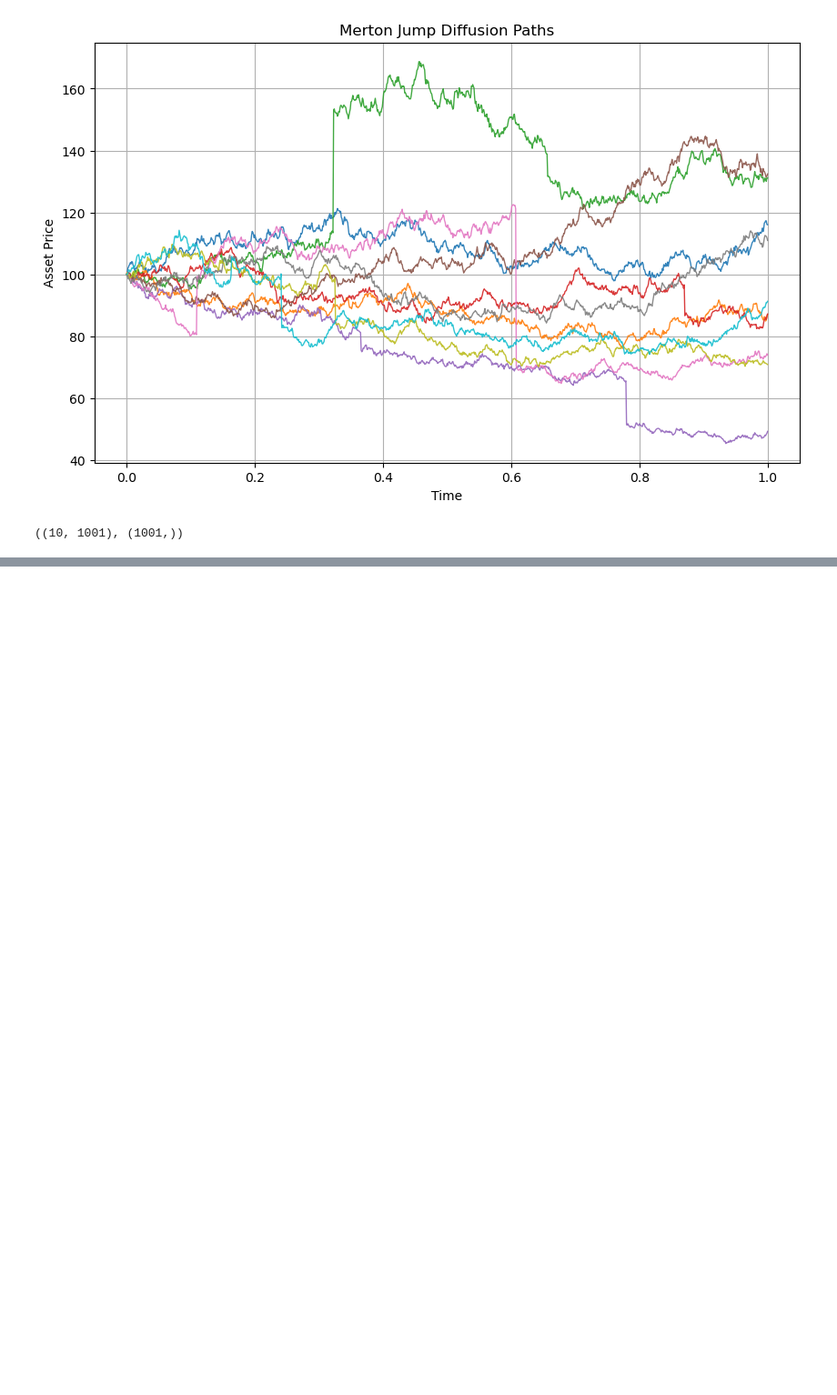
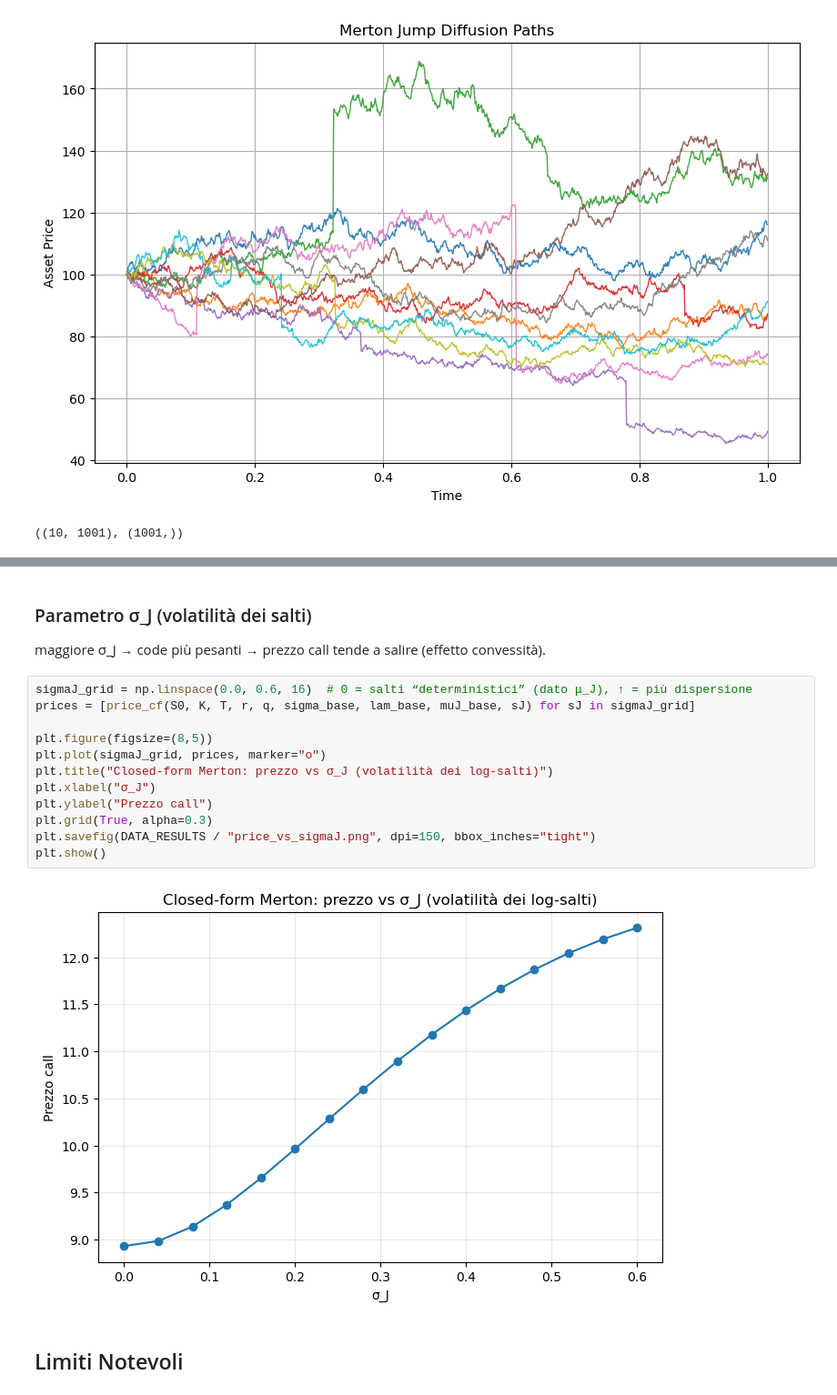
Before and after one commit to EmanueleLippi/Tesi_Opzioni_MonteCarlo, a Jupyter notebook: notebooks/03 -Merton_Jump_Diffusion.ipynb, the cells around one changed output, grey strips where cells are left out. Shown at 91% size. Cells and saved outputs as stored; diff of their text form; blank space fills up the shorter version.

```diff
--- a/notebooks/03 -Merton_Jump_Diffusion.ipynb
+++ b/notebooks/03 -Merton_Jump_Diffusion.ipynb
@@ -126,0 +182,19 @@ plt.show()
+# %% [markdown]
+### Parametro σ_J (volatilità dei salti)
+maggiore σ_J → code più pesanti → prezzo call tende a salire (effetto convessità).
+# %%
+sigmaJ_grid = np.linspace(0.0, 0.6, 16)  # 0 = salti “deterministici” (dato μ_J), ↑ = più dispersione
+prices = [price_cf(S0, K, T, r, q, sigma_base, lam_base, muJ_base, sJ) for sJ in sigmaJ_grid]
+
+plt.figure(figsize=(8,5))
+plt.plot(sigmaJ_grid, prices, marker="o")
+plt.title("Closed-form Merton: prezzo vs σ_J (volatilità dei log-salti)")
+plt.xlabel("σ_J")
+plt.ylabel("Prezzo call")
+plt.grid(True, alpha=0.3)
+plt.savefig(DATA_RESULTS / "price_vs_sigmaJ.png", dpi=150, bbox_inches="tight")
+plt.show()
+# %% [output]
+[figure, added]
+# %% [markdown]
+## Limiti Notevoli
```
Also changed, not shown: parts of 11 cells of this notebook.
